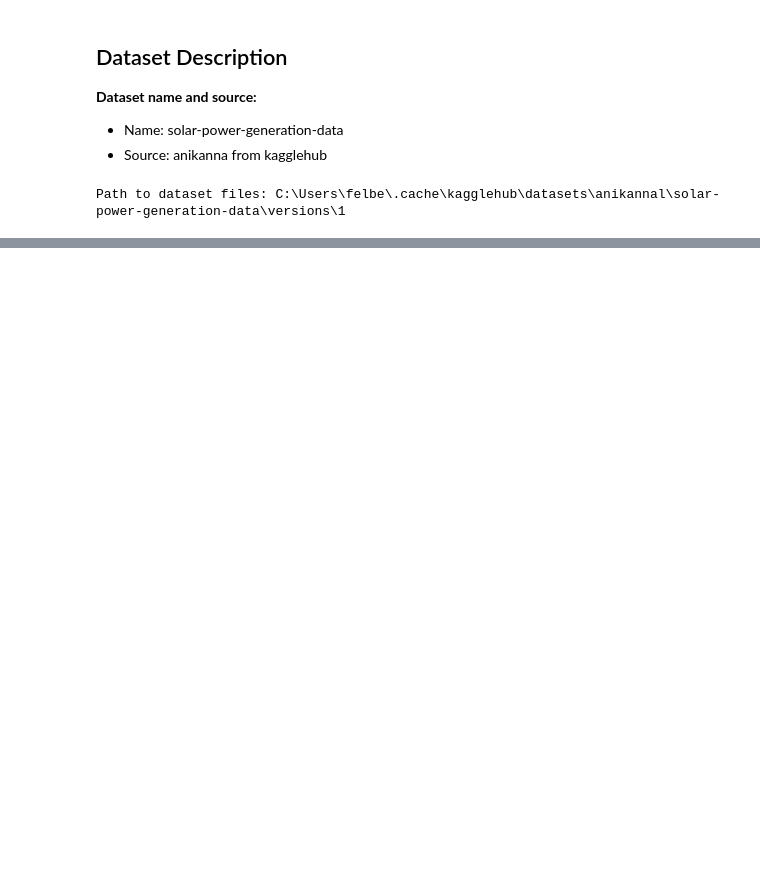
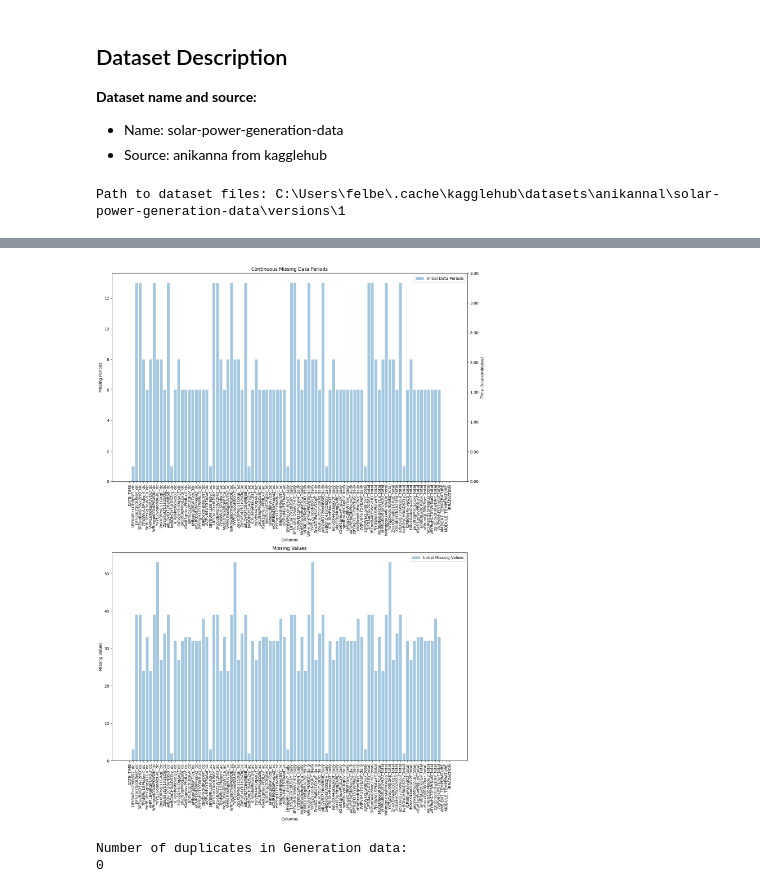
Before and after one commit to FelberPeter/Assigment-4, a Jupyter notebook: Solarpower.ipynb, the cells around one changed output, grey strips where cells are left out. Cells and saved outputs as stored; diff of their text form; code cells hidden in the pictures; blank space fills up the shorter version.

Commit message:
Data Analysis Assigment 4: generated clean data

```diff
--- a/Solarpower.ipynb
+++ b/Solarpower.ipynb
@@ -150,5 +23,0 @@ Name: DATE_TIME, Length: 3182, dtype: datetime64[ns]
-# %%
-# Merge the two datasets and drop unnecessary columns (that are constant)
-df = pd.merge(generation, weather, on='DATE_TIME', how='inner')
-df.drop(columns=['PLANT_ID_x','PLANT_ID_y', 'SOURCE_KEY_y'], inplace=True)
-df.head()
@@ -279,0 +53,10 @@ plt.show()
+# %%
+# Convert DATE_TIME for combining datasets later
+
+# Convert DATE_TIME columns to datetime format
+def convert_datetime(df, column, format, dayfirst=False):
+    df[column] = pd.to_datetime(df[column], format=format, dayfirst=dayfirst)
+    return df
+
+generation_data_datetime = convert_datetime(generation_data_initial.copy(), 'DATE_TIME', '%d-%m-%Y %H:%M', dayfirst=True)
+weather_data_datetime = convert_datetime(weather_data_initial.copy(), 'DATE_TIME', '%Y-%m-%d %H:%M:%S')
@@ -279,0 +122,59 @@ plt.show()
+# %%
+def plot_missing_data_periods(missing_periods_data, ax, label):
+    ax.bar(missing_periods_data.keys(), missing_periods_data.values(), label=label, alpha=0.4)
+    ax.set_xlabel('Columns')
+    ax.set_ylabel('Missing Periods')
+    ax.tick_params(axis='x', rotation=90)
+    ax2 = ax.twinx()
+    ax2.set_ylabel('Time (hours:minutes)')
+    ax2.set_ylim(ax.get_ylim())
+    ax2.set_yticks(ax.get_yticks())
+    ax2.set_yticklabels([f"{int(x * 15 // 60)}:{int(x * 15 % 60):02d}" for x in ax.get_yticks()])
+
+def get_missing_in_col(df):
+    miss_count = {}
+    for column in df.columns:
+        miss_count[column] = df[column].isnull().sum()
+    return miss_count
+
+def plot_missing_data(missing_values_data, ax, label):
+    ax.bar(missing_values_data.keys(), missing_values_data.values(), label=label, alpha=0.4)
+    ax.set_xlabel('Columns')
+    ax.set_ylabel('Missing Values')
+    ax.tick_params(axis='x', rotation=90)
+
+missing_values_initial = get_missing_in_col(df_initial)
+
+# Create subplots
+fig, (ax1, ax2) = plt.subplots(2, 1, figsize=(14, 20))
+
+# Plot the initial missing data periods on the first subplot
+plot_missing_data_periods(missing_periods_initial, ax1, label='Initial Data Periods')
+ax1.set_title('Continuous Missing Data Periods')
+ax1.legend()
+
+# Plot the missing values on the second subplot
+plot_missing_data(missing_values_initial, ax2, label='Initial Missing Values')
+ax2.set_title('Missing Values')
+ax2.legend()
+
+plt.tight_layout()
+plt.show()
+# %% [output]
+[figure, added]
+# %%
+
+def remove_duplicates(df):
+    # Check for duplicate rows
+    print("Number of duplicates in Generation data:")
+    print(df.duplicated().sum())
+
+    # Drop duplicates
+    df.drop_duplicates(inplace=True)
+
+    return df
+# Remove duplicates
+df_initial = remove_duplicates(df_initial)
+# %% [output]
+Number of duplicates in Generation data:
+0
```
Also changed, not shown: parts of 37 cells of this notebook, 1 other file.
